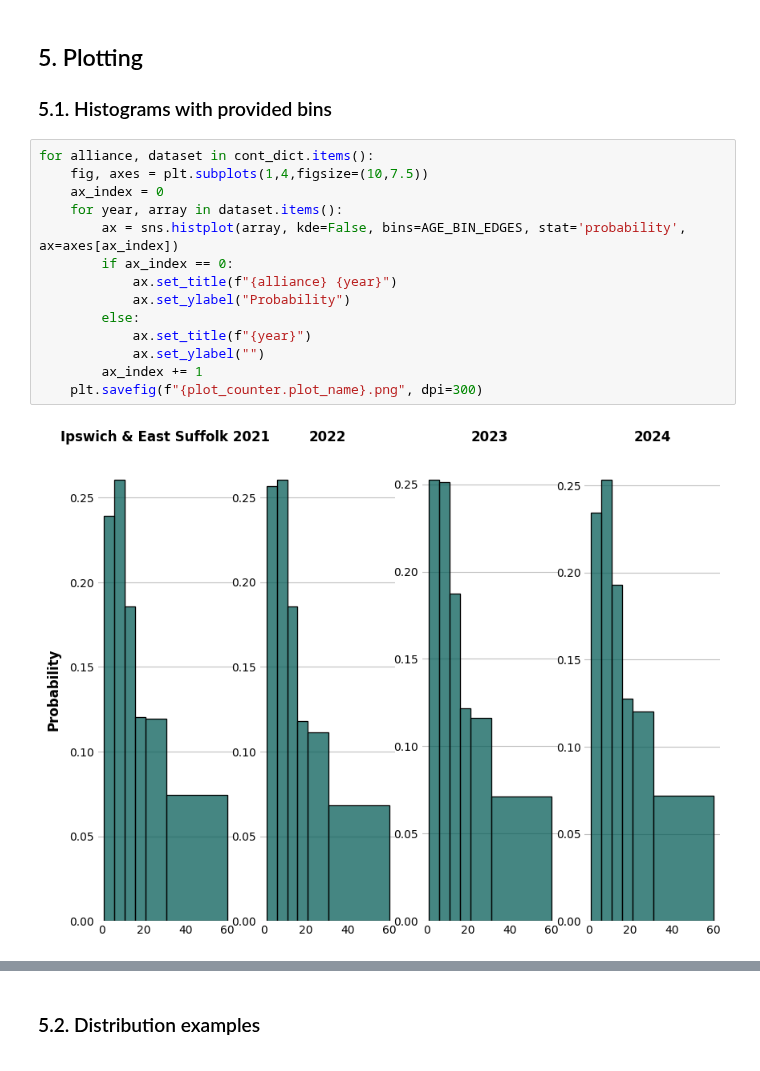
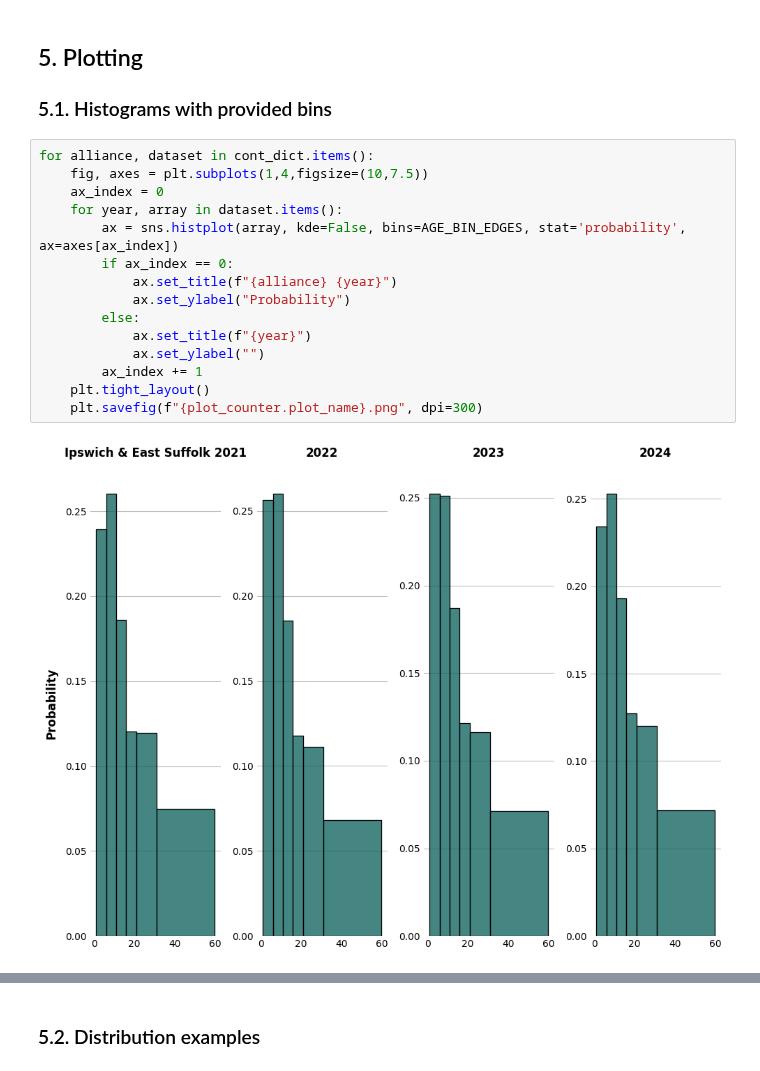
Before and after one commit to SNEE-ICS/PrimaryCareDemandAndCapacity, a Jupyter notebook: notebooks/1a_AppointmentDuration.ipynb, the cells around one changed output, grey strips where cells are left out. Drawn from its saved outputs; the diff is of its cells as text.

```diff
--- a/notebooks/1a_AppointmentDuration.ipynb
+++ b/notebooks/1a_AppointmentDuration.ipynb
@@ -146,16 +147,17 @@ for index, row in pivot_bins_df.iterrows():
 # %%
 for alliance, dataset in cont_dict.items():
     fig, axes = plt.subplots(1,4,figsize=(10,7.5))
     ax_index = 0
     for year, array in dataset.items():
         ax = sns.histplot(array, kde=False, bins=AGE_BIN_EDGES, stat='probability', ax=axes[ax_index])
         if ax_index == 0:
             ax.set_title(f"{alliance} {year}")
             ax.set_ylabel("Probability")
         else:
             ax.set_title(f"{year}")
             ax.set_ylabel("")
         ax_index += 1
+    plt.tight_layout()
     plt.savefig(f"{plot_counter.plot_name}.png", dpi=300)
 # %% [output]
-[figure, old version]
+[figure, new version]
```
Also changed, not shown: parts of 4 cells of this notebook, 50 other files.
